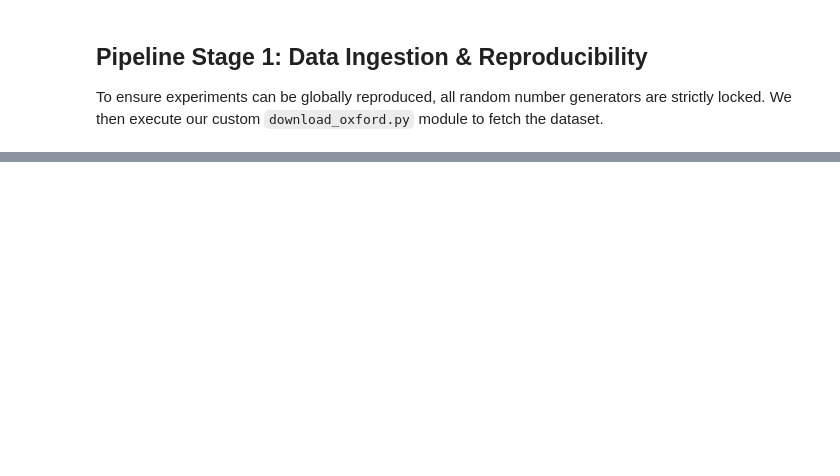
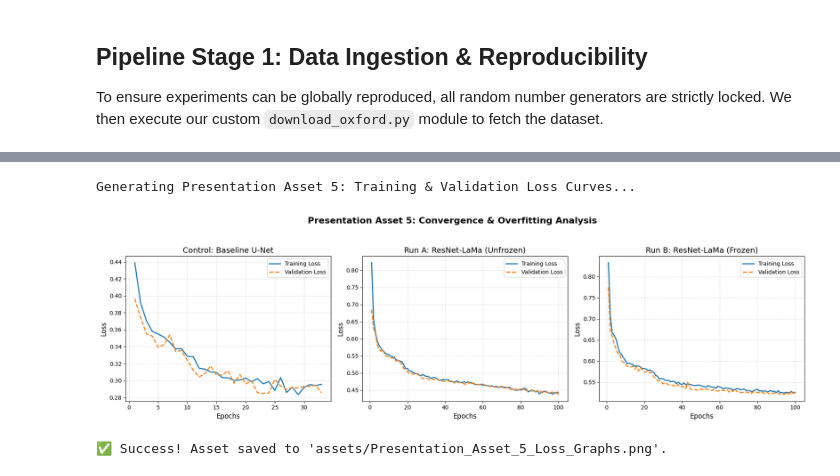
Before and after one commit to Binamra00/paint-paint, a Jupyter notebook: notebooks/domain_inpaint.ipynb, the cells around one changed output, grey strips where cells are left out. Cells and saved outputs as stored; diff of their text form; code cells hidden in the pictures; blank space fills up the shorter version.

```diff
--- a/notebooks/domain_inpaint.ipynb
+++ b/notebooks/domain_inpaint.ipynb
@@ -96,0 +789,58 @@ Staging BigLaMa Architecture...
+# %%
+# ==========================================================
+# EXECUTE STAGE 7: Overfitting & Oversmoothing Analysis
+# ==========================================================
+import os
+import numpy as np
+import matplotlib.pyplot as plt
+
+print("Generating Presentation Asset 5: Training & Validation Loss Curves...\n")
+
+# Define our three models and their exact saved filename prefixes
+models = {
+    "Control: Baseline U-Net": "Baseline_UNet",
+    "Run A: ResNet-LaMa (Unfrozen)": "ResNetLaMa_Unfrozen",
+    "Run B: ResNet-LaMa (Frozen)": "ResNetLaMa_Frozen_Encoder"
+}
+
+# Create a wide figure to hold all three graphs side-by-side
+fig, axes = plt.subplots(1, 3, figsize=(18, 5))
+fig.suptitle("Presentation Asset 5: Convergence & Overfitting Analysis", fontsize=16, fontweight='bold', y=1.05)
+
+for idx, (title, file_prefix) in enumerate(models.items()):
+    ax = axes[idx]
+    file_path = f"models/saved_weights/history_{file_prefix}.npy"
+
+    if os.path.exists(file_path):
+        # Load the history dictionary from disk
+        history = np.load(file_path, allow_pickle=True).item()
+        train_loss = history['train_loss']
+        val_loss = history['val_loss']
+        epochs = range(1, len(train_loss) + 1)
+
+        # Plot the lines
+        ax.plot(epochs, train_loss, label='Training Loss', color='#1f77b4', linewidth=2)
+        ax.plot(epochs, val_loss, label='Validation Loss', color='#ff7f0e', linewidth=2, linestyle='--')
+
+        # Format the graph
+        ax.set_title(title, fontsize=14)
+        ax.set_xlabel('Epochs', fontsize=12)
+        ax.set_ylabel('Loss', fontsize=12)
+        ax.legend()
+        ax.grid(True, linestyle=':', alpha=0.7)
+    else:
+        ax.set_title(f"{title}\n⚠️ Data Not Found", fontsize=14, color='red')
+        ax.axis('off')
+
+# Save and display
+plt.tight_layout()
+os.makedirs("assets", exist_ok=True)
+save_path = "assets/Presentation_Asset_5_Loss_Graphs.png"
+plt.savefig(save_path, dpi=300, bbox_inches='tight')
+plt.show()
+
+print(f"✅ Success! Asset saved to '{save_path}'.")
+# %% [output]
+Generating Presentation Asset 5: Training & Validation Loss Curves...
+[figure, added]
+✅ Success! Asset saved to 'assets/Presentation_Asset_5_Loss_Graphs.png'.
```
Also changed, not shown: parts of 35 cells of this notebook.
